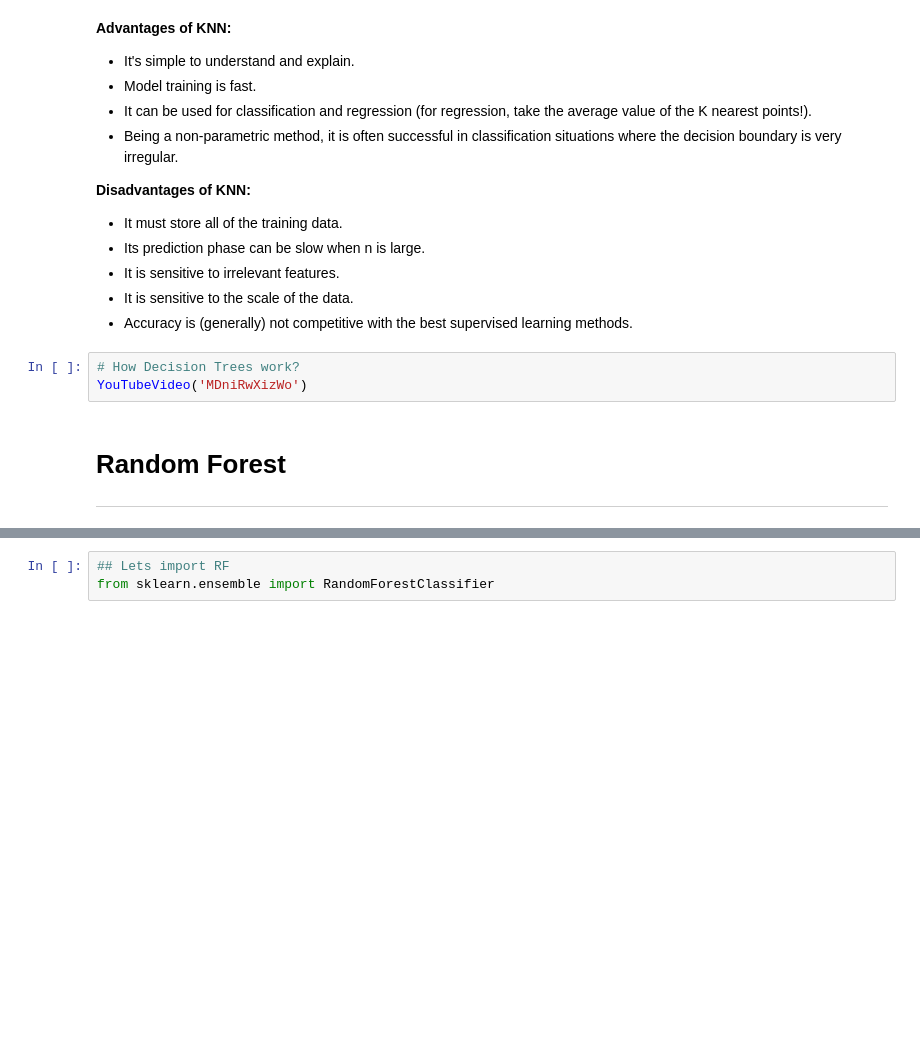
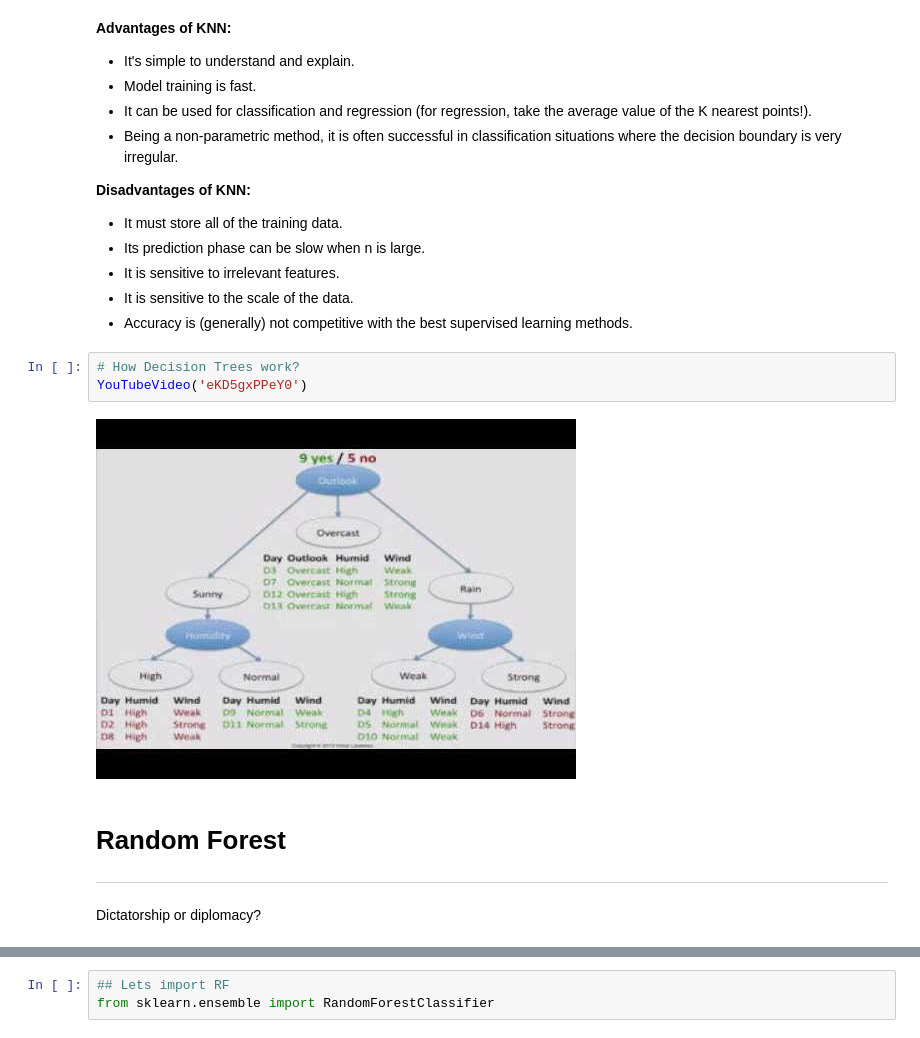
Before and after one commit to mjghorbany/Machine-Learning-DeepDive, a Jupyter notebook: KNN and RF/knn and random forest.ipynb, the cells around one changed output, grey strips where cells are left out. Saved outputs shown, nothing was run; the diff lists cells and outputs as text; blank space fills up the shorter version.

Commit message:
knn video

```diff
--- a/KNN and RF/knn and random forest.ipynb
+++ b/KNN and RF/knn and random forest.ipynb
@@ -854,10 +854,13 @@ the error is:  0.30833333333333335
 - Accuracy is (generally) not competitive with the best supervised learning methods.
 # %%
 # How Decision Trees work?
-YouTubeVideo('MDniRwXizWo')
+YouTubeVideo('eKD5gxPPeY0')
+# %% [output]
+[figure, added]
 # %% [markdown]
 # Random Forest
 ----
+Dictatorship or diplomacy?
 # %% [markdown]
 <img src="./images/rf.jpg" width="550" height="550" align="center"/>
 # %%
```
Also changed, not shown: parts of 4 cells of this notebook.
